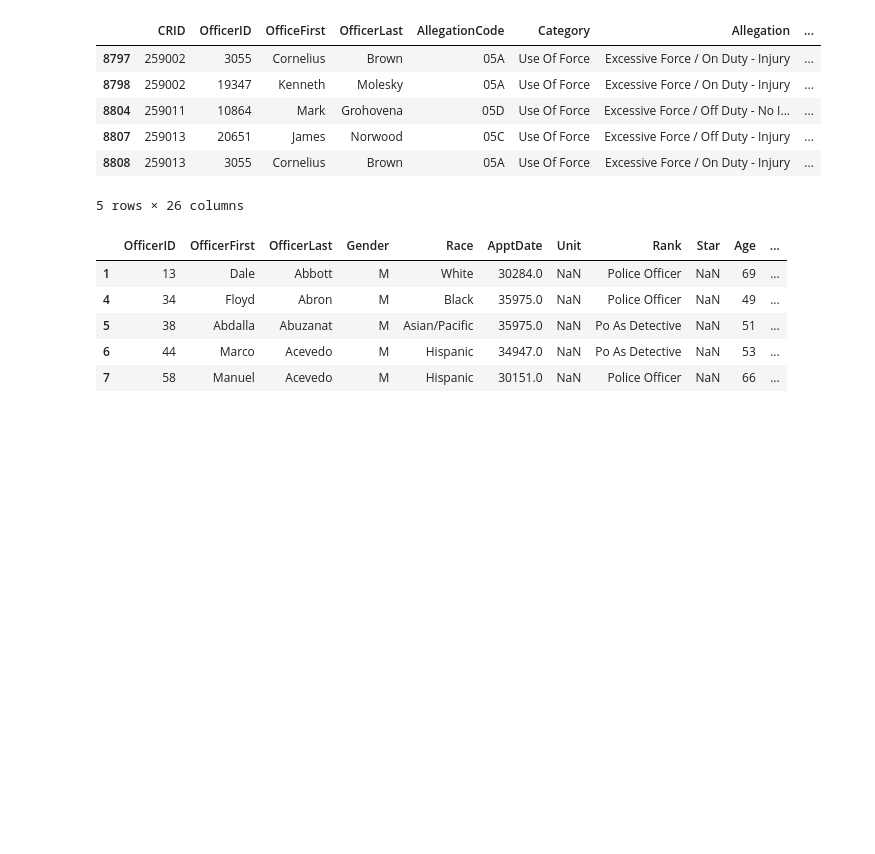
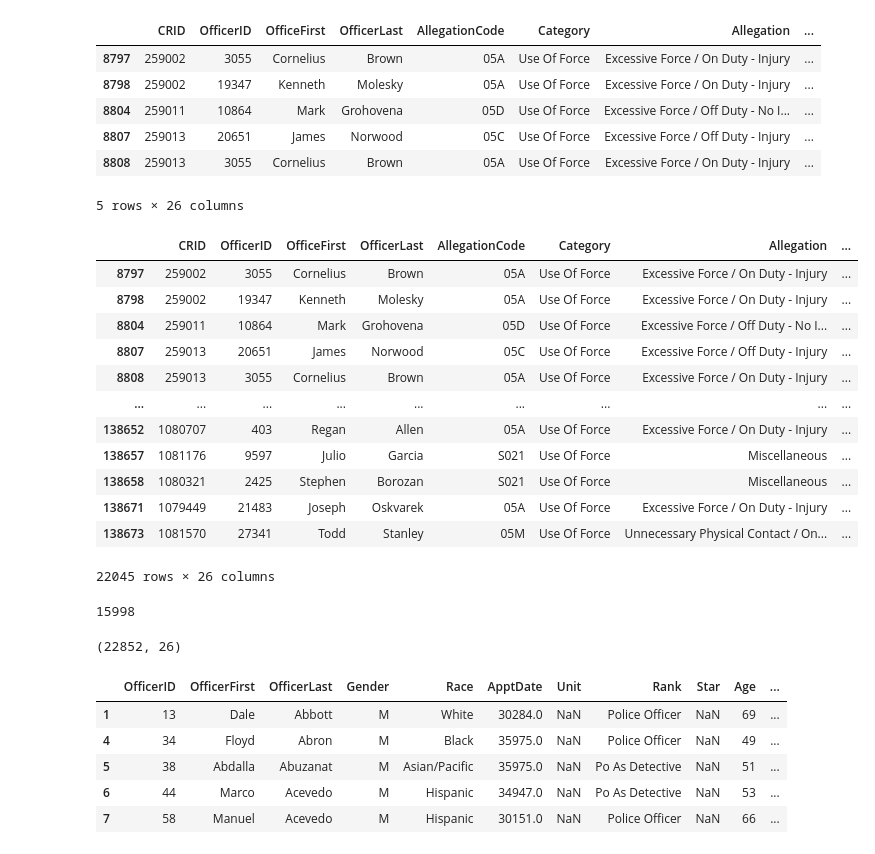
Before and after one commit to Jeremyhudsonchan/Undergraduate-Thesis, a Jupyter notebook: Permutation_Test/perm.ipynb, the cells around one changed output. Saved outputs shown, nothing was run; the diff lists cells and outputs as text; code cells hidden in the pictures; blank space fills up the shorter version.

```diff
--- a/Permutation_Test/perm.ipynb
+++ b/Permutation_Test/perm.ipynb
@@ -81,6 +81,36 @@ df.head()
 # %%
 # get list of unique officers in the dataset
 officer_list = pd.unique(df['OfficerID'])
+# %%
+# group by CRID
+df_grouped = df.groupby('CRID')
+# %%
+df_grouped.head()
+# %% [output]
+|  | CRID | OfficerID | OfficeFirst | OfficerLast | AllegationCode | Category | Allegation | ... |
+| 8797 | 259002 | 3055 | Cornelius | Brown | 05A | Use Of Force | Excessive Force / On Duty - Injury | ... |
+| 8798 | 259002 | 19347 | Kenneth | Molesky | 05A | Use Of Force | Excessive Force / On Duty - Injury | ... |
+| 8804 | 259011 | 10864 | Mark | Grohovena | 05D | Use Of Force | Excessive Force / Off Duty - No I... | ... |
+| 8807 | 259013 | 20651 | James | Norwood | 05C | Use Of Force | Excessive Force / Off Duty - Injury | ... |
+| 8808 | 259013 | 3055 | Cornelius | Brown | 05A | Use Of Force | Excessive Force / On Duty - Injury | ... |
+| ... | ... | ... | ... | ... | ... | ... | ... | ... |
+| 138652 | 1080707 | 403 | Regan | Allen | 05A | Use Of Force | Excessive Force / On Duty - Injury | ... |
+| 138657 | 1081176 | 9597 | Julio | Garcia | S021 | Use Of Force | Miscellaneous | ... |
+| 138658 | 1080321 | 2425 | Stephen | Borozan | S021 | Use Of Force | Miscellaneous | ... |
+| 138671 | 1079449 | 21483 | Joseph | Oskvarek | 05A | Use Of Force | Excessive Force / On Duty - Injury | ... |
+| 138673 | 1081570 | 27341 | Todd | Stanley | 05M | Use Of Force | Unnecessary Physical Contact / On... | ... |
+22045 rows × 26 columns
+# %%
+# find number of groups that have more than one officer
+len(df_grouped.filter(lambda x: len(x) > 1))
+# %% [output]
+15998
+# %%
+# get size df_grouped
+# df_grouped.size()
+df.shape
+# %% [output]
+(22852, 26)
 # %%
 # permutation test
 # probabilities are in df["Beat Count"]
```
Also changed, not shown: parts of 16 cells of this notebook.
